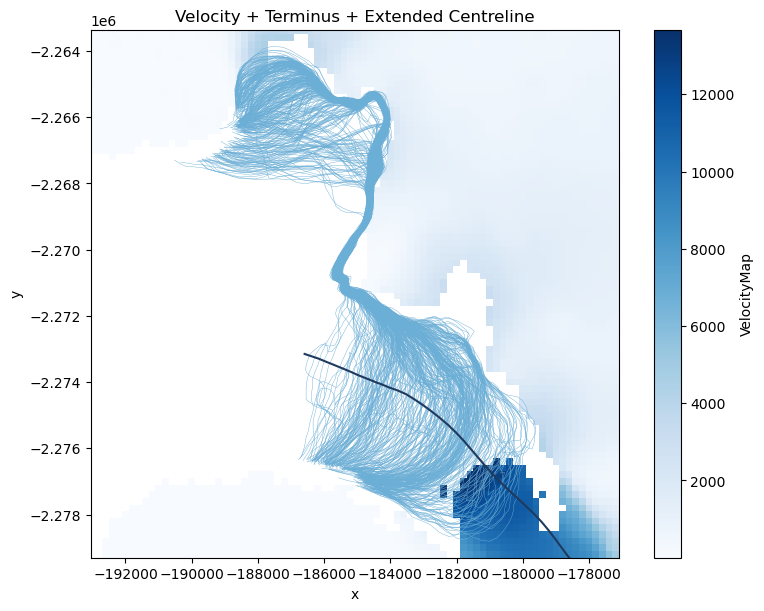
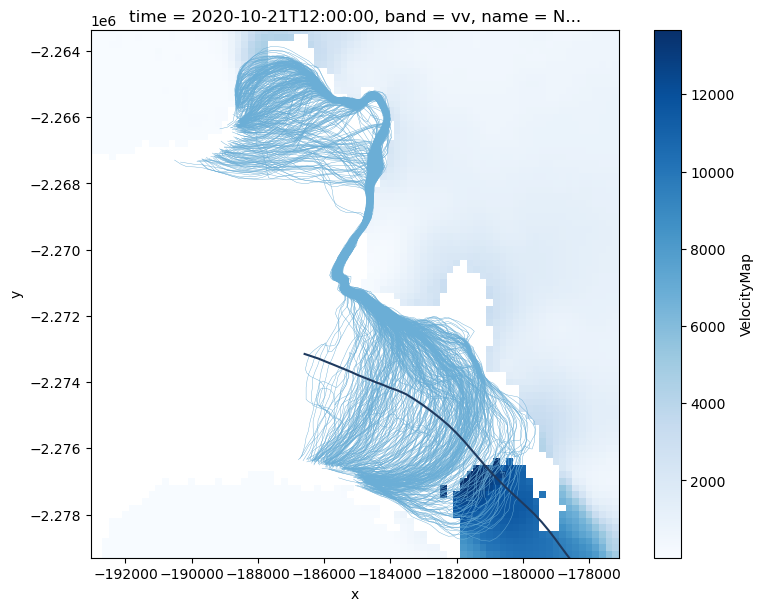
The change to this notebook cell's code, shown as a diff; its figure went from the first image to the second:
--- before
+++ after
@@ -43,5 +43,5 @@
 )
 
-ax.set_title("Velocity + Terminus + Extended Centreline")
+#ax.set_title("Velocity + Terminus + Extended Centreline")
 
 # zoom in to see intersection better

Commit: May 6 update, cumulative calving, binning etc.